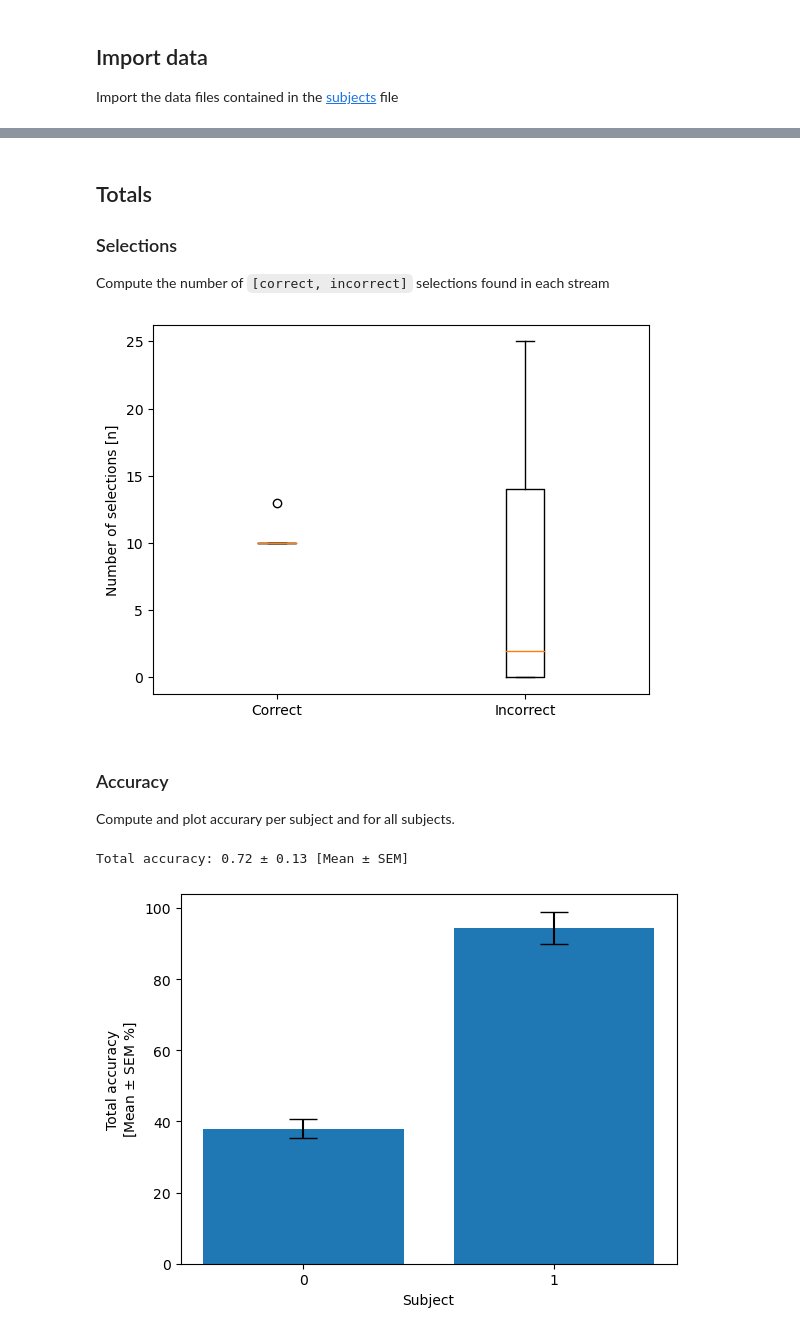
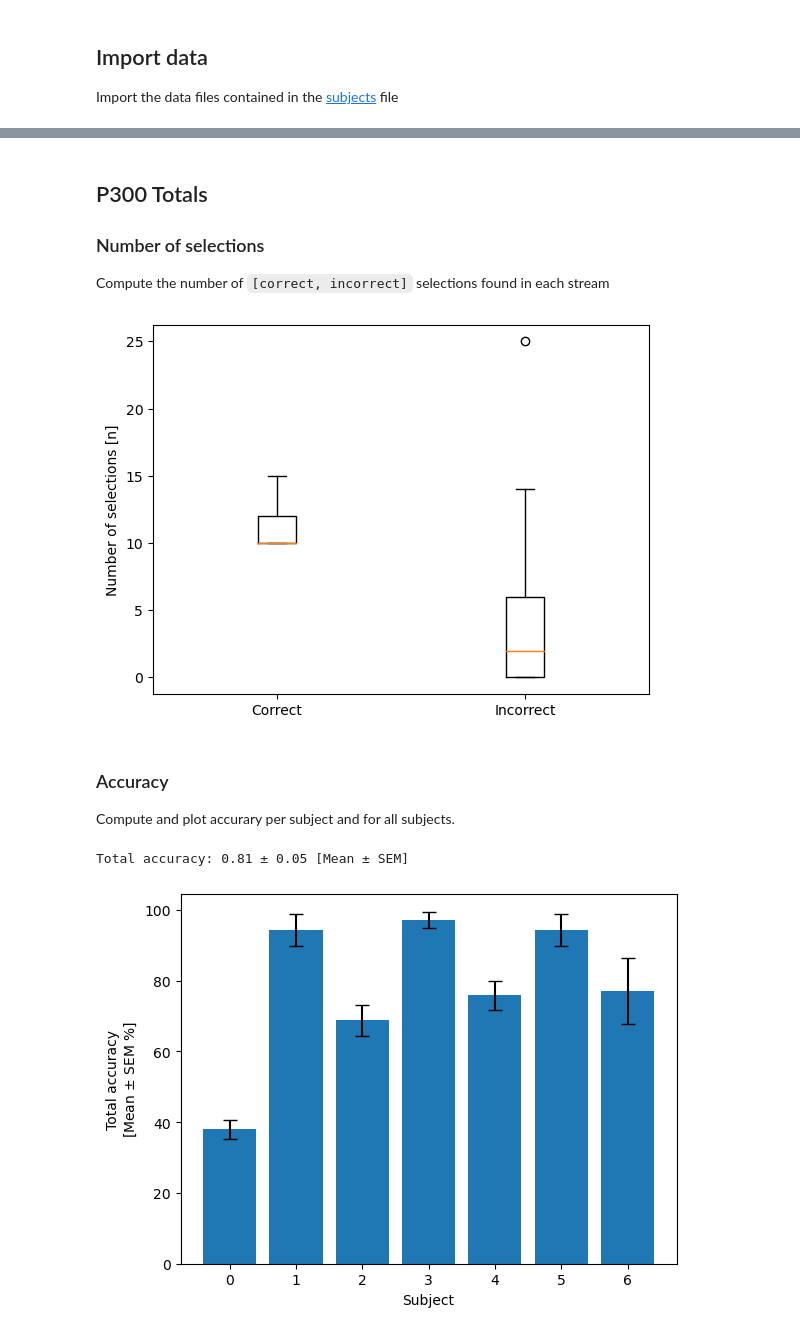
Before and after one commit to kirtonBCIlab/boccia-software-pilot, a Jupyter notebook: Notebooks/selections_counter.ipynb, the cells around one changed output, grey strips where cells are left out. Cells and saved outputs as stored; diff of their text form; code cells hidden in the pictures.

Commit message:
Did processing on more subjects

```diff
--- a/Notebooks/selections_counter.ipynb
+++ b/Notebooks/selections_counter.ipynb
@@ -20,12 +20,6 @@ from Functions import unity_analysis
 
 Import the data files contained in the [subjects](/subjects.json) file
 # %%
-# Settings
-n_subjects = 2  # Number of subjects to analyze, must match JSON file
-
-# Preallocate variables
-unity_stream = [None] * n_subjects
-
 # Import data
 file = open("..\subjects.json")
 json_data = json.load(file)
@@ -33,7 +27,13 @@ json_data = json.load(file)
 p300_trials = json_data["p300"]
 ssvep_trial = json_data["ssvep"]
 p300_trials.keys()
+n_subjects = len(p300_trials)
+
+# Preallocate variables
+unity_stream = [None] * n_subjects
 
 for i, (key, value) in enumerate(p300_trials.items()):
+    trial = f"..\\Data\\{key}\\eeg\\{value}"
+    print(f"Importing: {trial}")
     [_,_,unity_stream[i]] = data_tools.import_data(f"..\\Data\\{key}\\eeg\\{value}")
 # %% [output]
@@ -46,7 +57,7 @@ Ready.
 # %% [markdown]
-## Totals
+## P300 Totals
 
-### Selections
+### Number of selections
 
 Compute the number of `[correct, incorrect]` selections found in each stream
 # %%
@@ -63,7 +74,7 @@ if plot_bar:
     ax.set_xticks([1,2], ["Correct", "Incorrect"])
     ax.set_ylabel('Number of selections [n]')
 # %% [output]
-[figure, old version]
+[figure, new version]
 # %% [markdown]
 ### Accuracy
 
@@ -71,31 +82,31 @@ Compute and plot accurary per subject and for all subjects.
 # %%
 plot_accuracies =True
 
 # Preallocate variables
 mean_acc_per_subject = np.zeros(len(total_list))
 sem_acc_per_subject = np.zeros(len(total_list))
 
 for (s,subject) in enumerate(total_list):
     temp_accuracy = subject[:,0] / np.sum(subject, axis=1)
     mean_acc_per_subject[s] = np.mean(temp_accuracy)
     sem_acc_per_subject[s] = np.std(temp_accuracy) / np.sqrt(len(temp_accuracy))
 
 # Total accuracy
 total_acc = total_np[:,0] / np.sum(total_np, axis=1)
 print(f'Total accuracy: {np.mean(total_acc):0.2f} ± {np.std(total_acc)/np.sqrt(np.shape(total_acc)[0]):0.2f} [Mean ± SEM]')
 
 if plot_accuracies:
     fig, ax = plt.subplots()
 
     ax.bar(
         x=np.arange(n_subjects),
         height=mean_acc_per_subject*100,
         yerr=sem_acc_per_subject*100,
-        capsize=10)
+        capsize=5)
     ax.set_xticks(np.arange(n_subjects))
     ax.set_xlabel("Subject")
     ax.set_ylabel("Total accuracy\n[Mean $\pm$ SEM %]")
     # plt.tight_layout()
 # %% [output]
-Total accuracy: 0.72 ± 0.13 [Mean ± SEM]
+Total accuracy: 0.81 ± 0.05 [Mean ± SEM]
-[figure, old version]
+[figure, new version]
```
Also changed, not shown: parts of 1 cell of this notebook.
